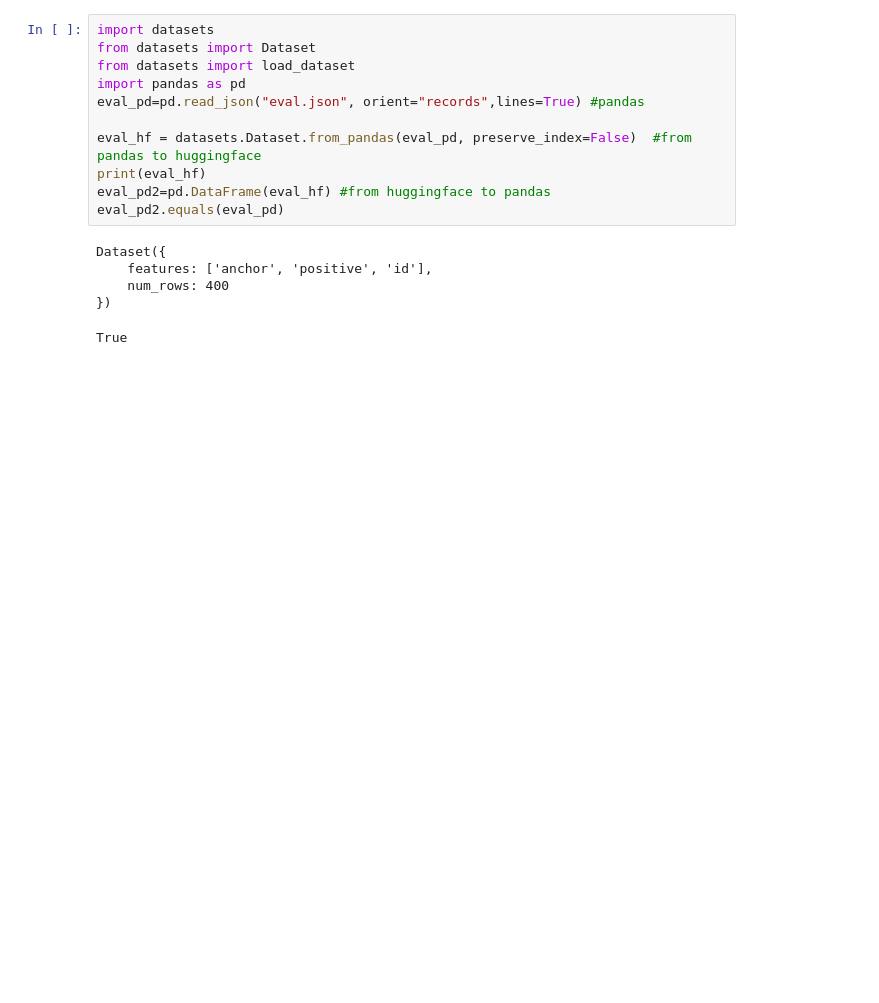
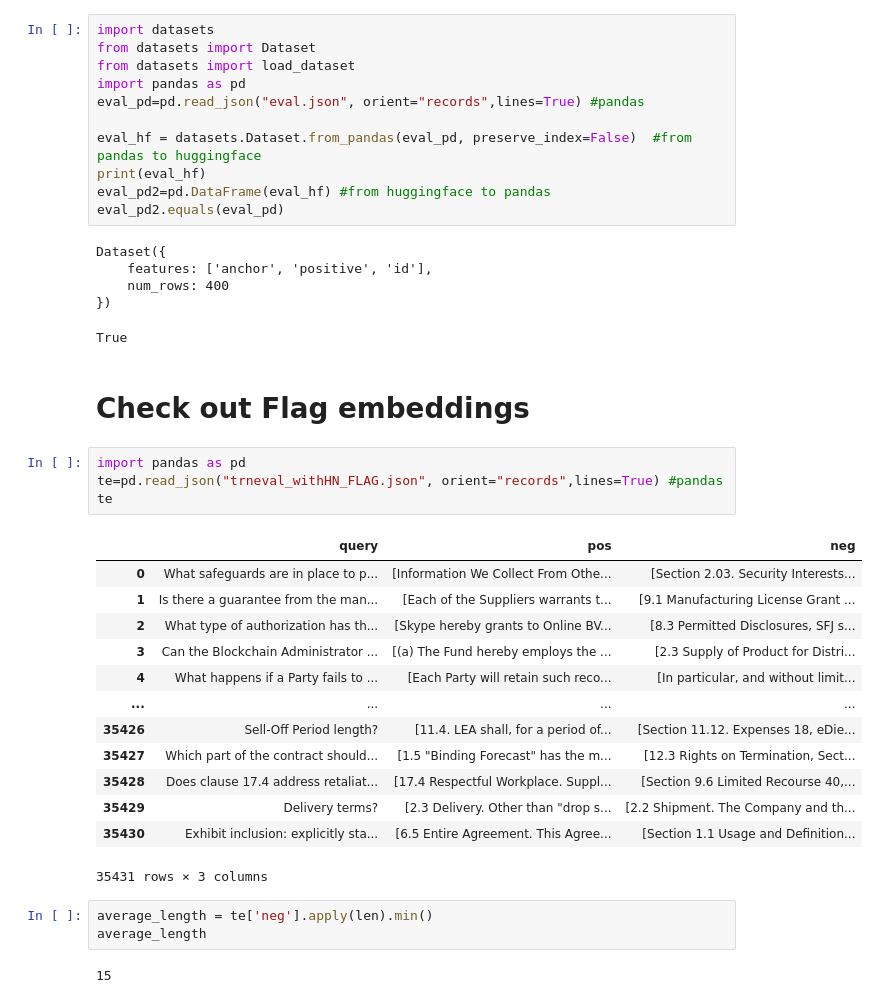
Before and after one commit to CNUClasses/embeddings, a Jupyter notebook: data/datasets_helper.ipynb, the cells around one changed output. Cells and saved outputs as stored; diff of their text form; blank space fills up the shorter version.

```diff
--- a/data/datasets_helper.ipynb
+++ b/data/datasets_helper.ipynb
@@ -127,3 +127,28 @@ Dataset({
     num_rows: 400
 })
 True
+# %% [markdown]
+# Check out Flag embeddings
+# %%
+import pandas as pd
+te=pd.read_json("trneval_withHN_FLAG.json", orient="records",lines=True) #pandas
+te
+# %% [output]
+|  | query | pos | neg |
+| 0 | What safeguards are in place to p... | [Information We Collect From Othe... | [Section 2.03. Security Interests... |
+| 1 | Is there a guarantee from the man... | [Each of the Suppliers warrants t... | [9.1 Manufacturing License Grant ... |
+| 2 | What type of authorization has th... | [Skype hereby grants to Online BV... | [8.3 Permitted Disclosures, SFJ s... |
+| 3 | Can the Blockchain Administrator ... | [(a) The Fund hereby employs the ... | [2.3 Supply of Product for Distri... |
+| 4 | What happens if a Party fails to ... | [Each Party will retain such reco... | [In particular, and without limit... |
+| ... | ... | ... | ... |
+| 35426 | Sell-Off Period length? | [11.4. LEA shall, for a period of... | [Section 11.12. Expenses 18, eDie... |
+| 35427 | Which part of the contract should... | [1.5 "Binding Forecast" has the m... | [12.3 Rights on Termination, Sect... |
+| 35428 | Does clause 17.4 address retaliat... | [17.4 Respectful Workplace. Suppl... | [Section 9.6 Limited Recourse 40,... |
+| 35429 | Delivery terms? | [2.3 Delivery. Other than "drop s... | [2.2 Shipment. The Company and th... |
+| 35430 | Exhibit inclusion: explicitly sta... | [6.5 Entire Agreement. This Agree... | [Section 1.1 Usage and Definition... |
+35431 rows × 3 columns
+# %%
+average_length = te['neg'].apply(len).min()
+average_length
+# %% [output]
+15
```
Also changed, not shown: parts of 1 cell of this notebook, 10 other files.
